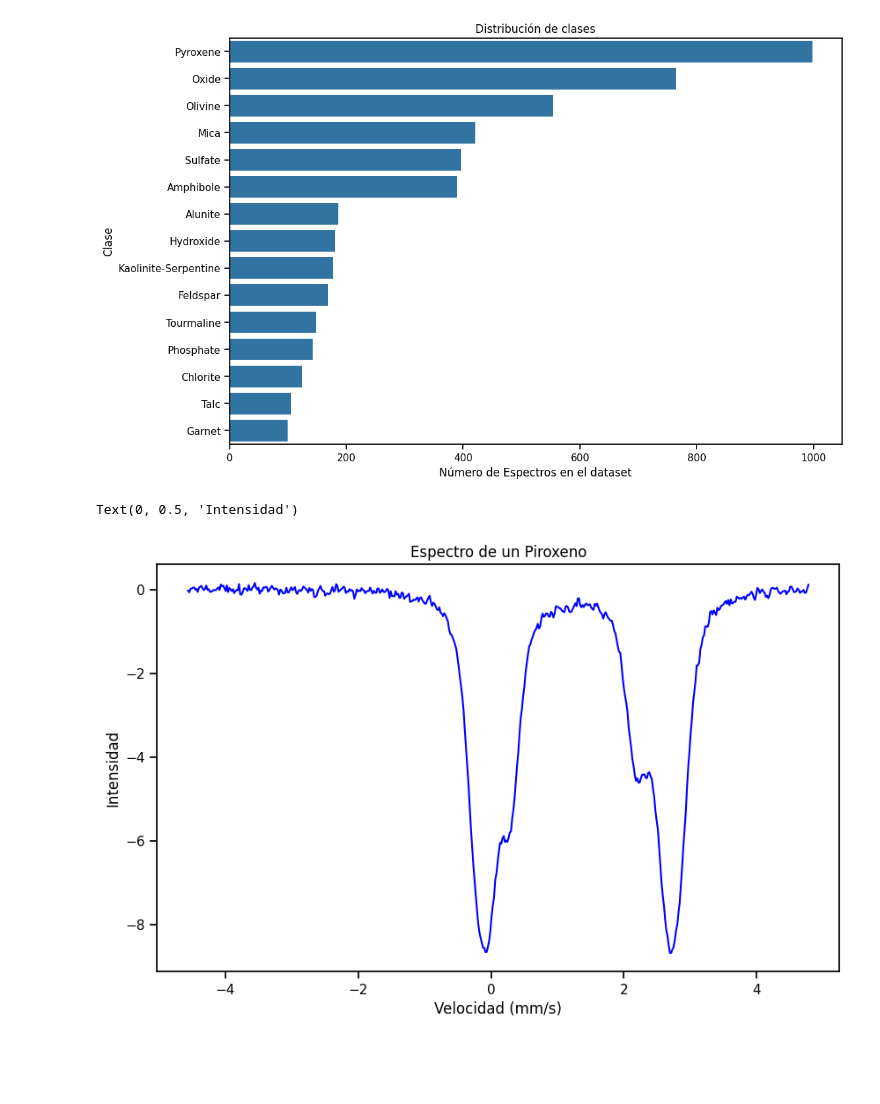
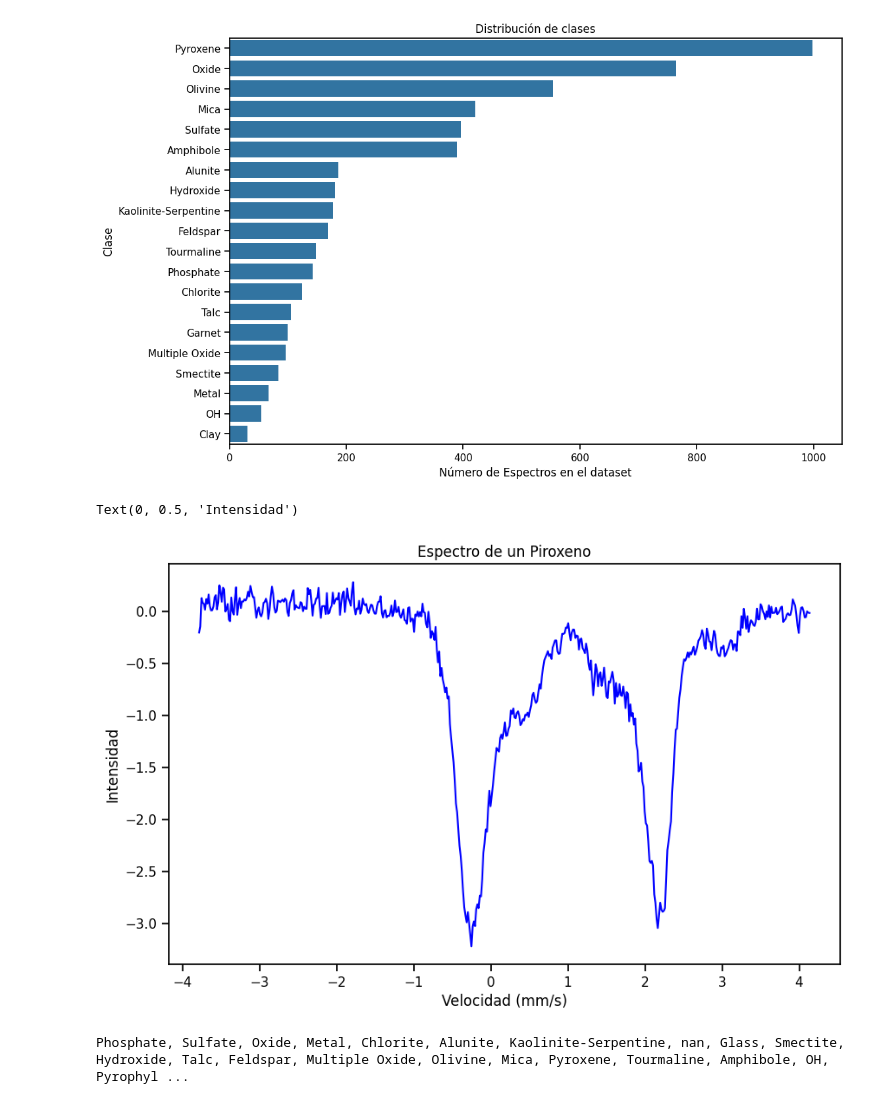
Before and after one commit to JD314/MossAI, a Jupyter notebook: EDA.ipynb, the cells around one changed output. Saved outputs shown, nothing was run; the diff lists cells and outputs as text; code cells hidden in the pictures; blank space fills up the shorter version.

```diff
--- a/EDA.ipynb
+++ b/EDA.ipynb
@@ -25,18 +25,18 @@ df.sample(1)
 # %%
 fig, ax1 = plt.subplots(figsize=(12, 8))
 
 # Distribución de Clase Mineralógica
 
-clases = df['folder'].value_counts().head(15)
+clases = df['folder'].value_counts().head(20)
 sns.barplot(x=clases.values, y=clases.index, ax=ax1)
 ax1.set_title("Distribución de clases")
 ax1.set_xlabel("Número de Espectros en el dataset")
 ax1.set_ylabel("Clase")
 plt.show()
 # %% [output]
-[figure, old version]
+[figure, new version]
 # %%
-piroxene = df[df['folder'] == 'Pyroxene'].sample(20)
+piroxene = df[df['folder'] == 'OH'].sample(20)
 velocity, intensity = load_spectra(piroxene)
 plt.figure(figsize=(10, 6))
 plt.plot(velocity, intensity, linestyle='-', color='blue')
@@ -45,4 +45,10 @@ plt.xlabel("Velocidad (mm/s)")
 plt.ylabel("Intensidad")
 # %% [output]
 Text(0, 0.5, 'Intensidad')
-[figure, old version]
+[figure, new version]
+# %%
+from posixpath import sep
+for i in df['folder'].unique():
+    print(i, end=', ')
+# %% [output]
+Phosphate, Sulfate, Oxide, Metal, Chlorite, Alunite, Kaolinite-Serpentine, nan, Glass, Smectite, Hydroxide, Talc, Feldspar, Multiple Oxide, Olivine, Mica, Pyroxene, Tourmaline, Amphibole, OH, Pyrophyl ...
```
Also changed, not shown: parts of 1 cell of this notebook, 8 other files.
